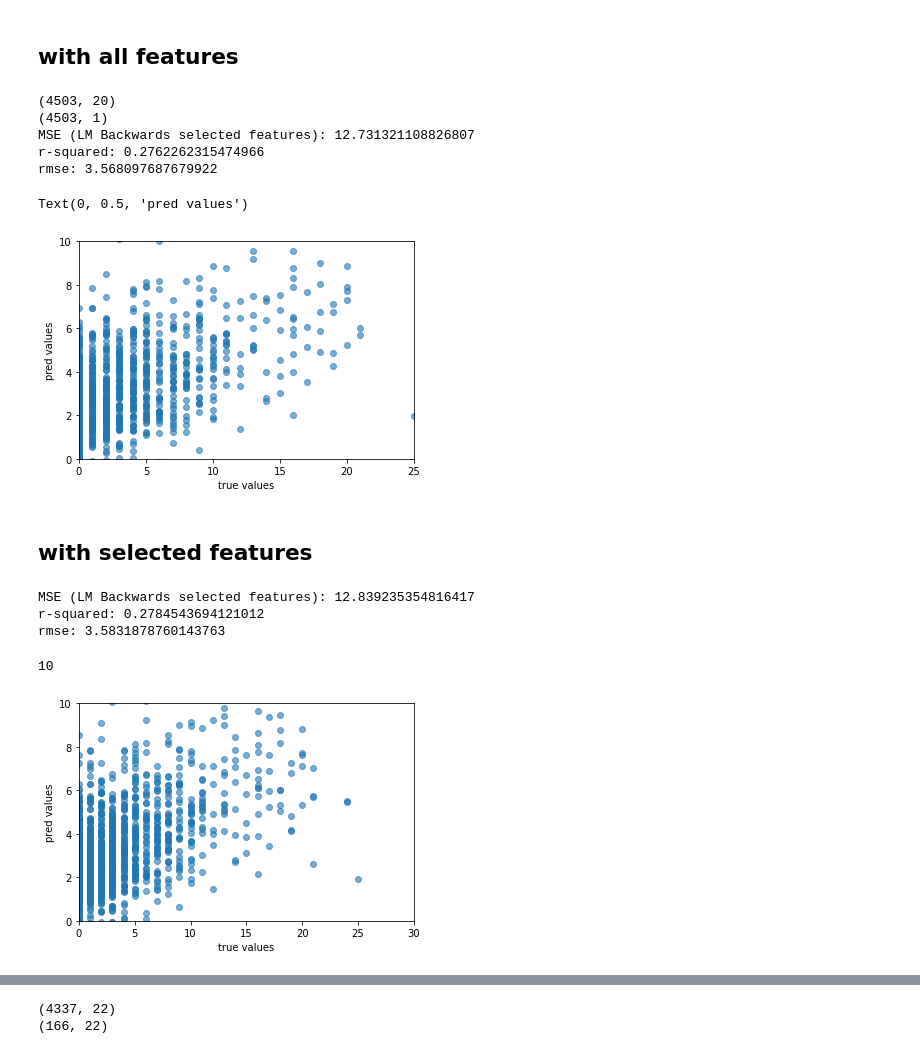
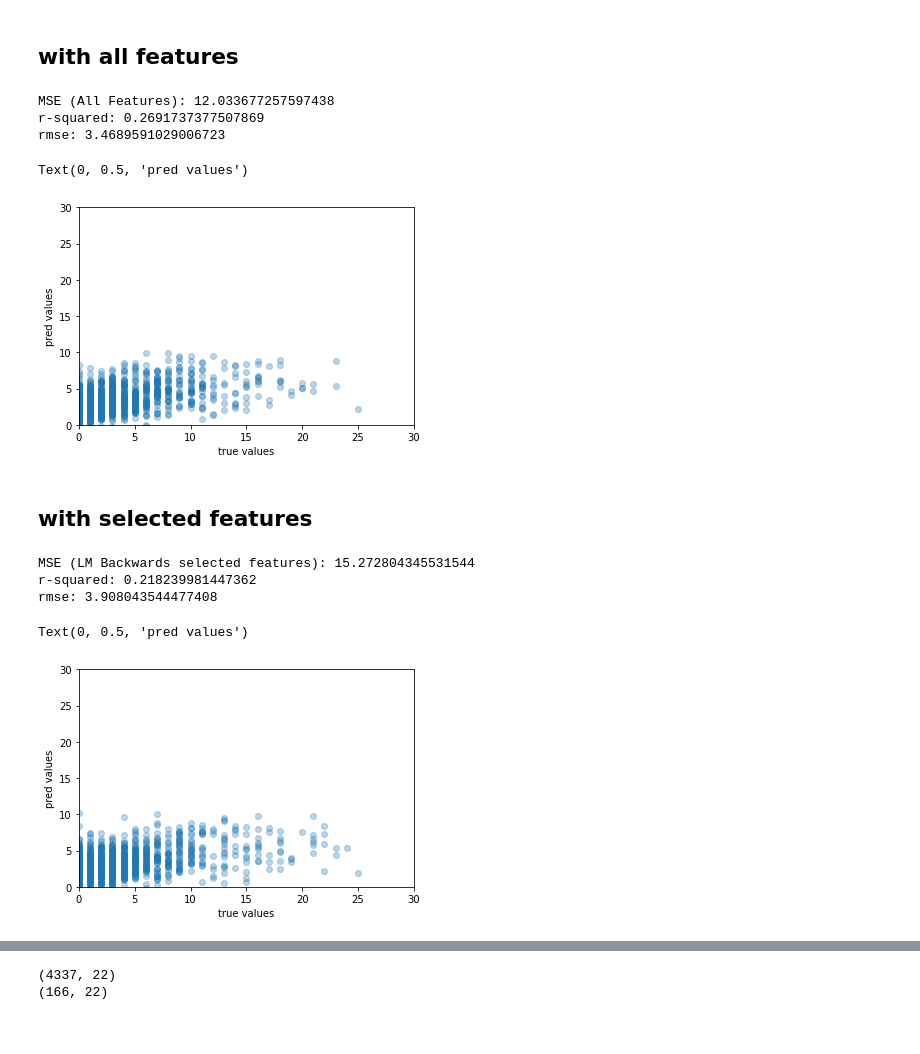
Before and after one commit to 18barbers2/causal-analysis-depression-nhanes, a Jupyter notebook: causal-notebook.ipynb, the cells around one changed output, grey strips where cells are left out. Drawn from its saved outputs; the diff is of its cells as text; code cells hidden in the pictures.

Commit message:
fixed issues with standardization
branch works

```diff
--- a/causal-notebook.ipynb
+++ b/causal-notebook.ipynb
@@ -273,75 +275,76 @@ len(features)
 X = sample.loc[:, ~sample.columns.isin(['SEQN','sum_DPQ'])]
 y = sample.loc[:, ['sum_DPQ']]
 
-# check shapes
-# print(X.shape)
-# print(y.shape)
+# split data
+X_train, X_test, y_train, y_test = train_test_split(
+    X, y, test_size = 0.30)
 
-X_train, X_test, y_train, y_test = train_test_split(
-    X, y, test_size = 0.25, random_state = RANDOM_SEED)
 
-linear_model = LinearRegression(normalize = True)
-linear_model = linear_model.fit(X_train, y_train)
+## STANDARDUIZE X_train
+scaler = StandardScaler().fit(X_train)
+X_scaled = scaler.transform(X_train)
 
-y_pred = linear_model.predict(X_test)
 
-# r2 = linear_model.score(X_test, y_test)
+linear_model = LinearRegression()
+linear_model = linear_model.fit(X_scaled, y_train)
+
+# predict
+y_pred = linear_model.predict(scaler.transform(X_test))
 r2 = r2_score(y_test, y_pred)
 
 MSE = mean_squared_error(y_test, y_pred)
-print(f'MSE (LM Backwards selected features): {MSE}\nr-squared: {r2}\nrmse: {np.sqrt(MSE)}')
+print(f'MSE (All Features): {MSE}\nr-squared: {r2}\nrmse: {np.sqrt(MSE)}')
 # %% [output]
-(4503, 20)
-(4503, 1)
-MSE (LM Backwards selected features): 12.731321108826807
-r-squared: 0.2762262315474966
-rmse: 3.568097687679922
+MSE (All Features): 12.033677257597438
+r-squared: 0.2691737377507869
+rmse: 3.4689591029006723
 # %%
-linear_model
-plt.scatter(y_test, y_pred, alpha = 0.6)
+plt.scatter(y_test, y_pred, alpha = 0.3)
 plt.xlim(0, 30)
 plt.ylim(0, 30)
 plt.xlabel("true values")
 plt.ylabel("pred values")
 # %% [output]
 Text(0, 0.5, 'pred values')
-[figure, old version]
+[figure, new version]
 # %% [markdown]
 ## with selected features
 # %%
 X = sample.loc[:, sample.columns.isin(backward_selected_features)]
 y = sample.loc[:, ['sum_DPQ']]
 
-# check shapes
-# print(X.shape)
-# print(y.shape)
+# split data
+X_train, X_test, y_train, y_test = train_test_split(
+    X, y, test_size = 0.30)
 
-X_train, X_test, y_train, y_test = train_test_split(
-    X, y, test_size = 0.33, random_state = RANDOM_SEED)
 
-linear_model = LinearRegression(normalize = True)
-linear_model = linear_model.fit(X_train, y_train)
+## STANDARDUIZE X_train
+scaler = StandardScaler().fit(X_train)
+X_scaled = scaler.transform(X_train)
 
-y_pred = linear_model.predict(X_test)
 
-# r2 = linear_model.score(X_test, y_test)
+linear_model = LinearRegression()
+linear_model = linear_model.fit(X_scaled, y_train)
+
+# predict
+y_pred = linear_model.predict(scaler.transform(X_test))
 r2 = r2_score(y_test, y_pred)
 
 MSE = mean_squared_error(y_test, y_pred)
 print(f'MSE (LM Backwards selected features): {MSE}\nr-squared: {r2}\nrmse: {np.sqrt(MSE)}')
 # %% [output]
-MSE (LM Backwards selected features): 12.839235354816417
-r-squared: 0.2784543694121012
-rmse: 3.5831878760143763
+MSE (LM Backwards selected features): 15.272804345531544
+r-squared: 0.218239981447362
+rmse: 3.908043544477408
 # %%
-linear_model
-intercept = linear_model.intercept_
-plt.scatter(x = y_test, y = y_pred, alpha = 0.6)
+import statsmodels.api as sm
+from scipy import stats
+
+plt.scatter(x = y_test, y = y_pred, alpha = 0.3)
 plt.xlim(0, 30)
 plt.ylim(0, 30)
 plt.xlabel("true values")
 plt.ylabel("pred values")
-linear_model.coef_.size
 # %% [output]
-10
+Text(0, 0.5, 'pred values')
-[figure, old version]
+[figure, new version]
```
Also changed, not shown: parts of 16 cells of this notebook.
